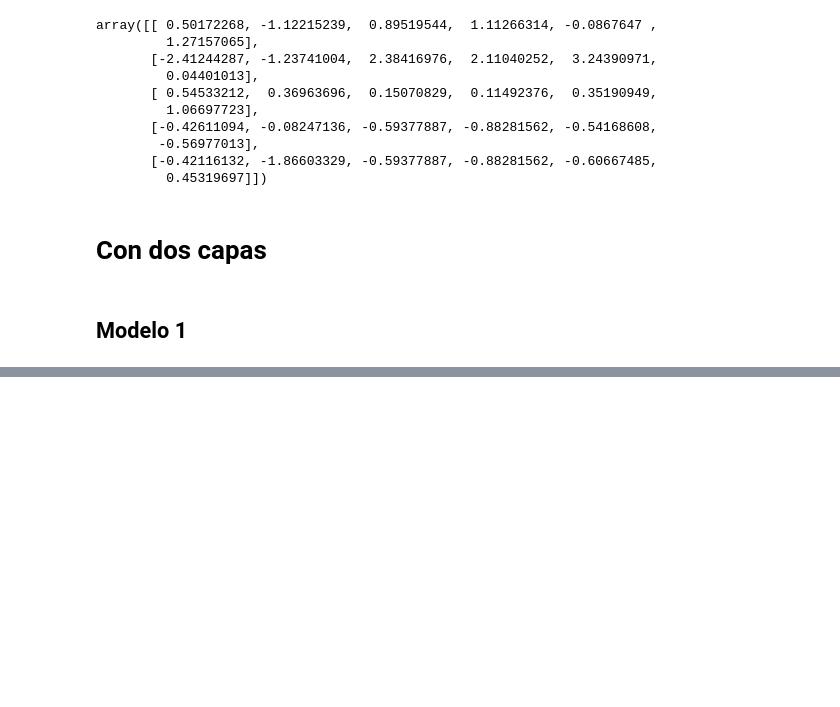
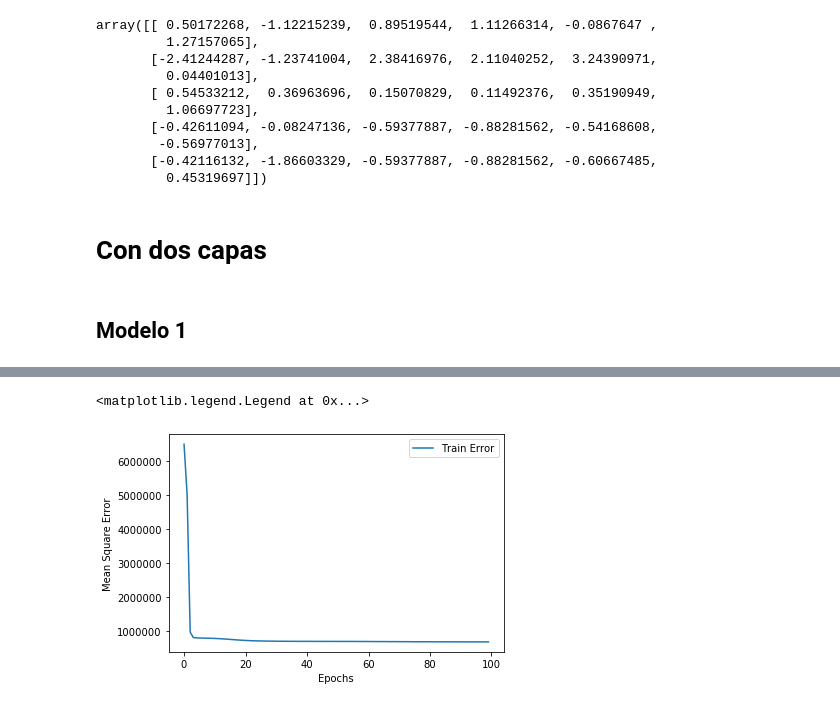
Before and after one commit to napoli-lucia/7506-Organizacion-de-Datos-TPs, a Jupyter notebook: TP2/7506R_TP2_GRUPO18_ENTREGA_N2_02.ipynb, the cells around one changed output, grey strips where cells are left out. Cells and saved outputs as stored; diff of their text form; code cells hidden in the pictures; blank space fills up the shorter version.

```diff
--- a/TP2/7506R_TP2_GRUPO18_ENTREGA_N2_02.ipynb
+++ b/TP2/7506R_TP2_GRUPO18_ENTREGA_N2_02.ipynb
@@ -304,6 +353,3 @@ modelo_2.compile(
       loss='mae',
       metrics=['mse','mae'],
 )
-# %%
-# Entrenamiento del modelo
-modelo_2.fit(x_train_transform,y_train,epochs=50,batch_size=10,verbose=2)
@@ -328,0 +356,4 @@ Epoch 50/50
+# %%
+# Entrenamiento del modelo
+cant_epochs = 100
+historia_modelo_2 = modelo_2.fit(x_train_transform,y_train,epochs=cant_epochs,batch_size=20,verbose=2)
@@ -328,0 +378,9 @@ Epoch 50/50
+# %%
+plt.figure()
+plt.xlabel('Epochs')
+plt.ylabel('Mean Square Error')
+plt.plot(range(cant_epochs), historia_modelo_2.history['mse'], label='Train Error')
+plt.legend()
+# %% [output]
+<matplotlib.legend.Legend at 0x...>
+[figure, added]
```
Also changed, not shown: parts of 42 cells of this notebook, 2 other files.
